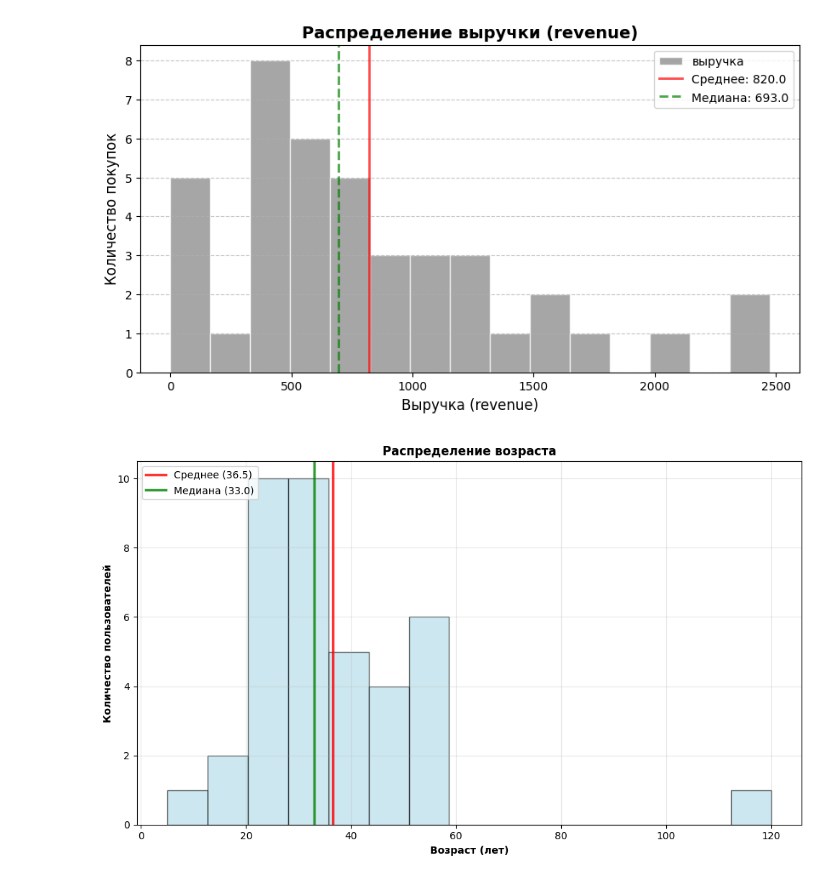
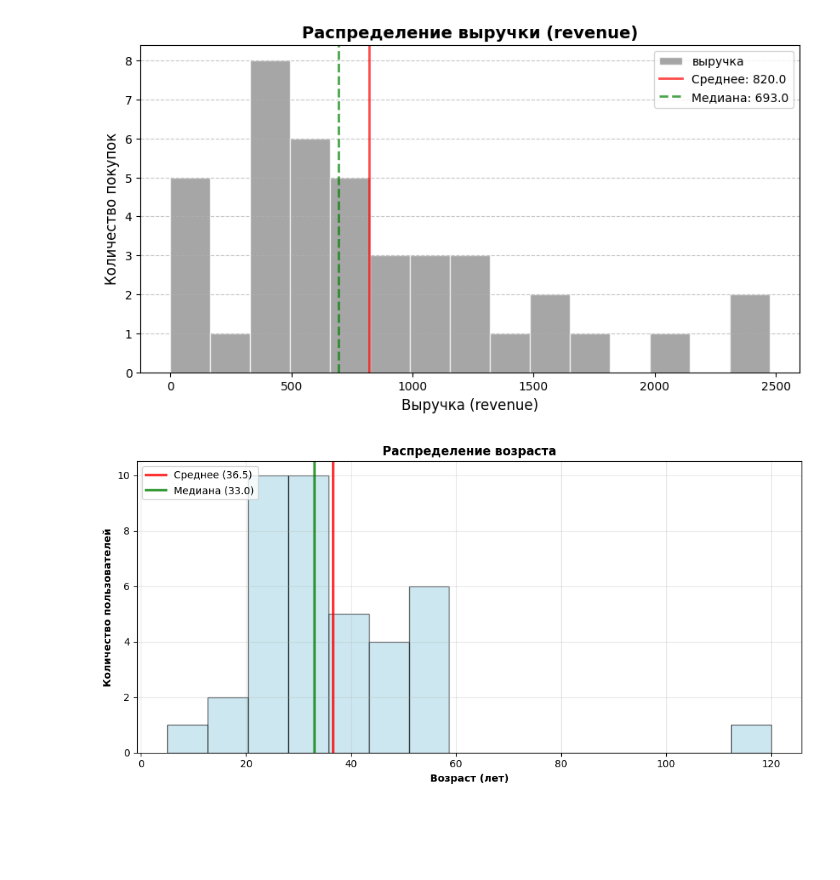
Before and after one commit to ProgZiC/aie-group-3, a Jupyter notebook: homeworks/HW02/HW02.ipynb, the cells around one changed output. Cells and saved outputs as stored; diff of their text form; code cells hidden in the pictures; blank space fills up the shorter version.

```diff
--- a/homeworks/HW02/HW02.ipynb
+++ b/homeworks/HW02/HW02.ipynb
@@ -282,34 +282,36 @@ plt.show()
 # %% [output]
 [figure]
 # %%
-plt.figure(figsize=(10, 6))
+fig, ax = plt.subplots(
+    figsize =(10, 5)
+)
 
 # Данные и статистики
 age_data = data['age'].dropna()
 mean_age, median_age = age_data.mean(), age_data.median()
 
 # Гистограмма
 plt.hist(age_data, bins=15, edgecolor='black', alpha=0.6, color='lightblue')
 
 # Линии статистик
 plt.axvline(mean_age, color='red', linewidth=2.5, alpha=0.8,
             label=f'Среднее ({mean_age:.1f})')
 plt.axvline(median_age, color='green', linewidth=2.5, alpha=0.8,
             label=f'Медиана ({median_age:.1f})')
 
 
 
 # Настройки
 plt.xlabel('Возраст (лет)', fontweight='bold')
 plt.ylabel('Количество пользователей', fontweight='bold')
 plt.title('Распределение возраста', fontweight='bold')
 plt.grid(True, alpha=0.3)
 plt.legend(loc='upper left')
 plt.tight_layout()
 
 # Сохраняем
 fig.savefig('figures/histogram_age')
 plt.show()
 # %% [output]
-[figure, old version]
+[figure, new version]
 # %%
```
Also changed, not shown: parts of 2 cells of this notebook, 3 other files.
